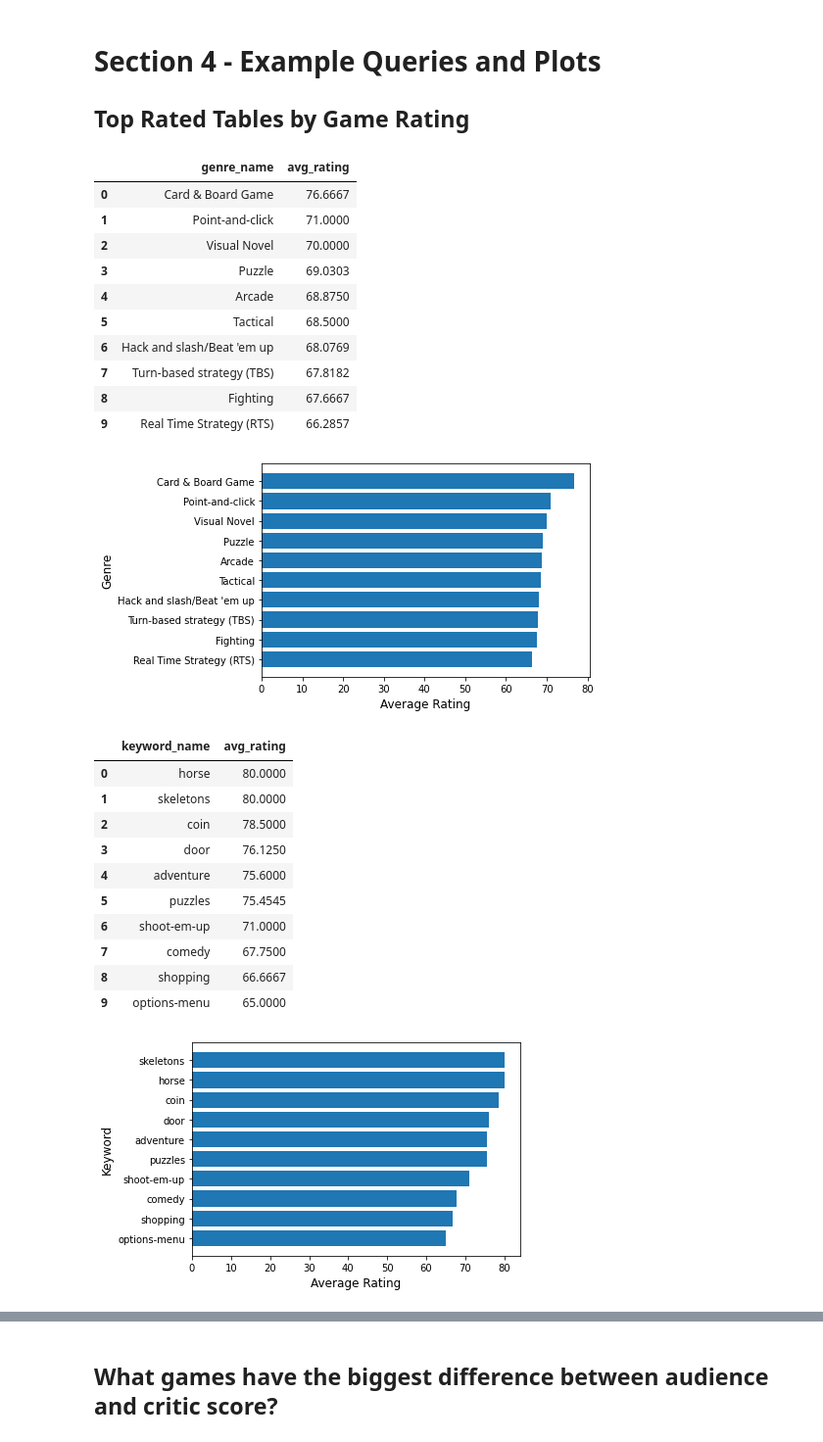
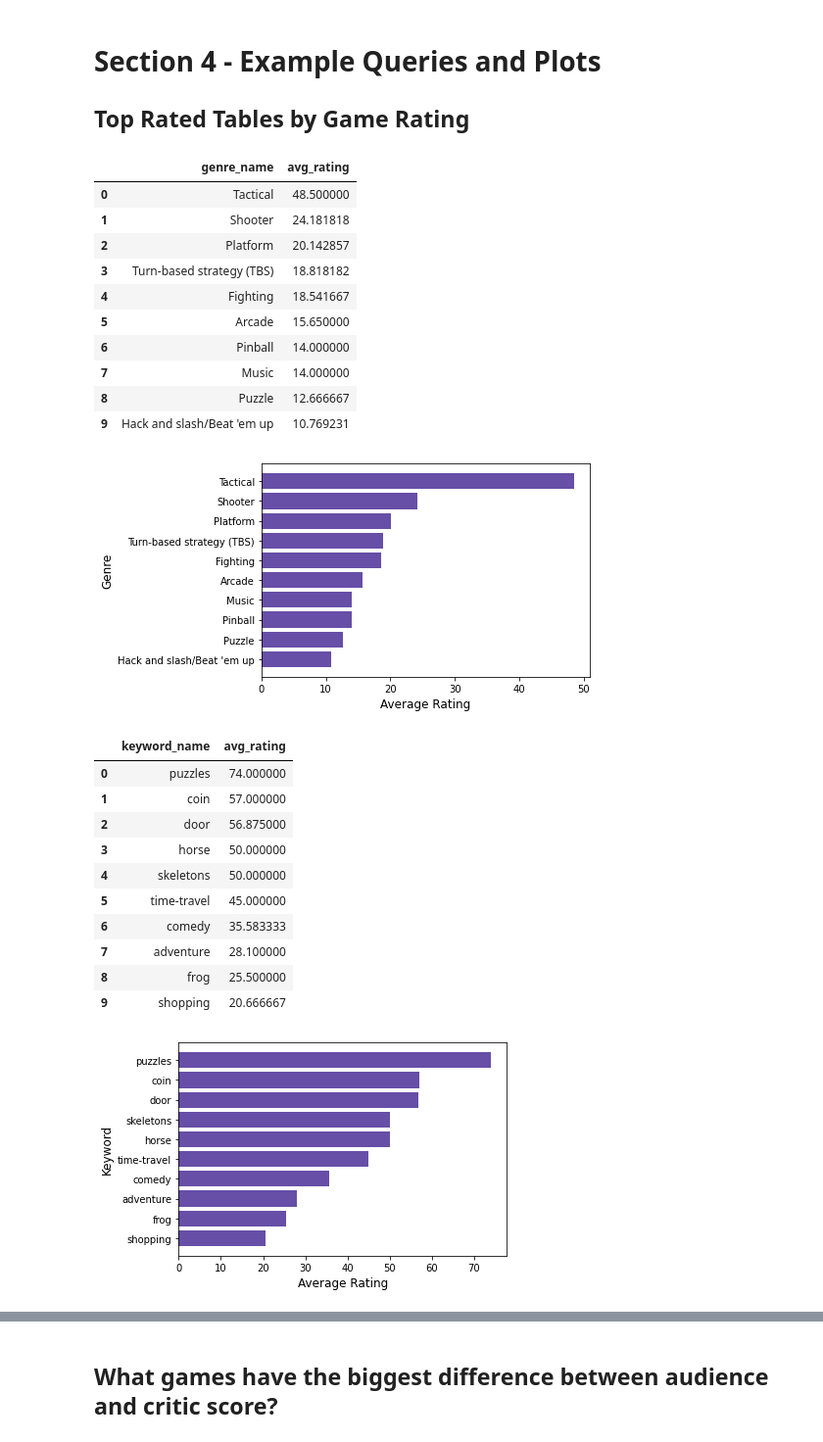
Before and after one commit to hunterblum/Twitch-ETL-Pipeline, a Jupyter notebook: archive/GameRecPipeline.ipynb, the cells around one changed output, grey strips where cells are left out. Shown at 98% size. Saved outputs shown, nothing was run; the diff lists cells and outputs as text; code cells hidden in the pictures.

Commit message:
Fixed queries and changed plot colors

```diff
--- a/archive/GameRecPipeline.ipynb
+++ b/archive/GameRecPipeline.ipynb
@@ -316,7 +317,7 @@ platform_info_table_df.to_sql(name="platform_info", if_exists='replace', con= en
 ## Top Rated Tables by Game Rating
 # %%
 # Genres with top rated games
-query_top10_genre = """SELECT gni.genre_name, AVG(gm.rating) AS avg_rating
+query_top10_genre = """SELECT gni.genre_name, AVG(gm.rating*gm.rating_count/gm.rating) AS avg_rating
                     FROM games AS gm
                     INNER JOIN genres AS gn ON gm.game_id = gn.game_id
                     INNER JOIN genres_info AS gni ON gn.genre_id = gni.genre_id
@@ -327,30 +328,40 @@ Query_Top10_Genre = pd.read_sql_query(sql=text(query_top10_genre), con=engine.co
 Query_Top10_Genre
 # %% [output]
 |  | genre_name | avg_rating |
-| 0 | Card & Board Game | 76.6667 |
-| 1 | Point-and-click | 71.0000 |
-| 2 | Visual Novel | 70.0000 |
-| 3 | Puzzle | 69.0303 |
-| 4 | Arcade | 68.8750 |
-| 5 | Tactical | 68.5000 |
-| 6 | Hack and slash/Beat 'em up | 68.0769 |
-| 7 | Turn-based strategy (TBS) | 67.8182 |
-| 8 | Fighting | 67.6667 |
-| 9 | Real Time Strategy (RTS) | 66.2857 |
+| 0 | Tactical | 48.500000 |
+| 1 | Shooter | 24.181818 |
+| 2 | Platform | 20.142857 |
+| 3 | Turn-based strategy (TBS) | 18.818182 |
+| 4 | Fighting | 18.541667 |
+| 5 | Arcade | 15.650000 |
+| 6 | Pinball | 14.000000 |
+| 7 | Music | 14.000000 |
+| 8 | Puzzle | 12.666667 |
+| 9 | Hack and slash/Beat 'em up | 10.769231 |
+# %%
+# Set up plot color
+twitch = '#674ea7'
+
+# Set up plot font
+rcParams['mathtext.fontset'] = 'custom'
+rcParams['mathtext.it'] = 'Arial:italic'
+rcParams['mathtext.rm'] = 'Arial'
 # %%
 Query_Top10_Genre = Query_Top10_Genre.sort_values(by=['avg_rating'])
 Genre = Query_Top10_Genre['genre_name']
 Average_Rating = Query_Top10_Genre['avg_rating']
+twitch = '#674ea7'
 
-plt.barh(y=Genre, width=Average_Rating)
+
+plt.barh(y=Genre, width=Average_Rating, color = twitch)
 plt.xlabel("Average Rating", fontsize = 12)
 plt.ylabel("Genre", fontsize = 12)
 plt.show()
 # %% [output]
-[figure, old version]
+[figure, new version]
 # %%
 # Keywords with top rated games, where key word appears at least 5 times.
-query_top10_keyword="""SELECT ki.keyword_name, AVG(gm.rating) AS avg_rating
+query_top10_keyword="""SELECT ki.keyword_name, AVG(gm.rating*gm.rating_count/gm.rating) AS avg_rating
                     FROM games AS gm
                     INNER JOIN keywords AS k ON gm.game_id = k.game_id
                     INNER JOIN keyword_info AS ki ON k.keyword_id = ki.keyword_id
@@ -362,26 +373,26 @@ Query_Top10_Keyword = pd.read_sql_query(sql=text(query_top10_keyword), con=engin
 Query_Top10_Keyword
 # %% [output]
 |  | keyword_name | avg_rating |
-| 0 | horse | 80.0000 |
-| 1 | skeletons | 80.0000 |
-| 2 | coin | 78.5000 |
-| 3 | door | 76.1250 |
-| 4 | adventure | 75.6000 |
-| 5 | puzzles | 75.4545 |
-| 6 | shoot-em-up | 71.0000 |
-| 7 | comedy | 67.7500 |
-| 8 | shopping | 66.6667 |
-| 9 | options-menu | 65.0000 |
+| 0 | puzzles | 74.000000 |
+| 1 | coin | 57.000000 |
+| 2 | door | 56.875000 |
+| 3 | horse | 50.000000 |
+| 4 | skeletons | 50.000000 |
+| 5 | time-travel | 45.000000 |
+| 6 | comedy | 35.583333 |
+| 7 | adventure | 28.100000 |
+| 8 | frog | 25.500000 |
+| 9 | shopping | 20.666667 |
 # %%
 Query_Top10_Keyword = Query_Top10_Keyword.sort_values(by=['avg_rating'])
 Keyword = Query_Top10_Keyword['keyword_name']
 Average_Rating = Query_Top10_Keyword['avg_rating']
 
-plt.barh(y=Keyword, width=Average_Rating)
+plt.barh(y=Keyword, width=Average_Rating, color = twitch)
 plt.xlabel("Average Rating", fontsize = 12)
 plt.ylabel("Keyword", fontsize = 12)
 plt.show()
 # %% [output]
-[figure, old version]
+[figure, new version]
 # %%
 # Platforms with top rated games, where platform has at least 25 games
```
Also changed, not shown: parts of 5 cells of this notebook.
